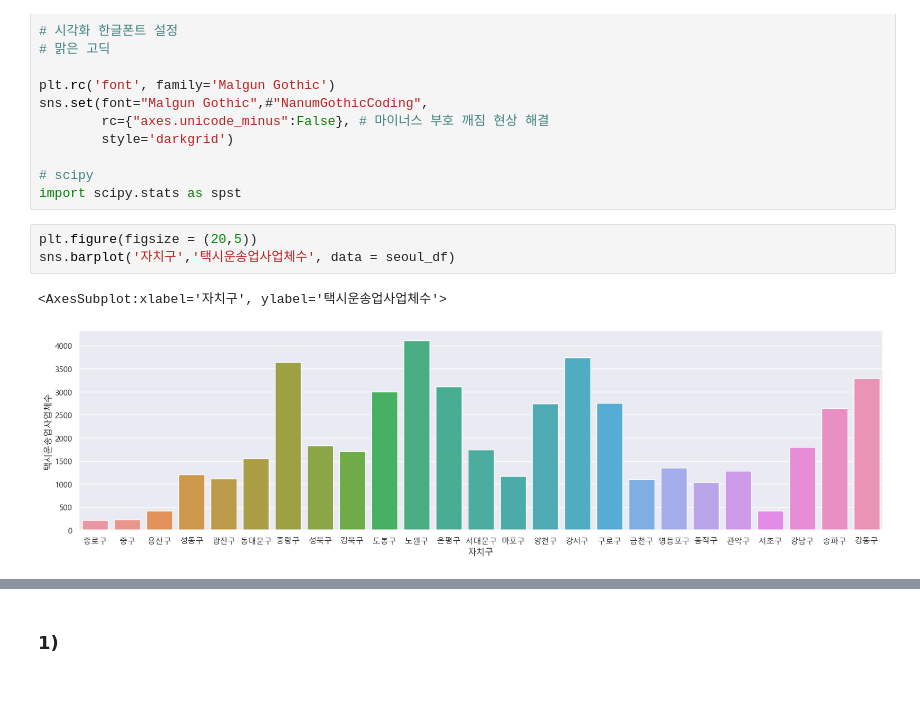
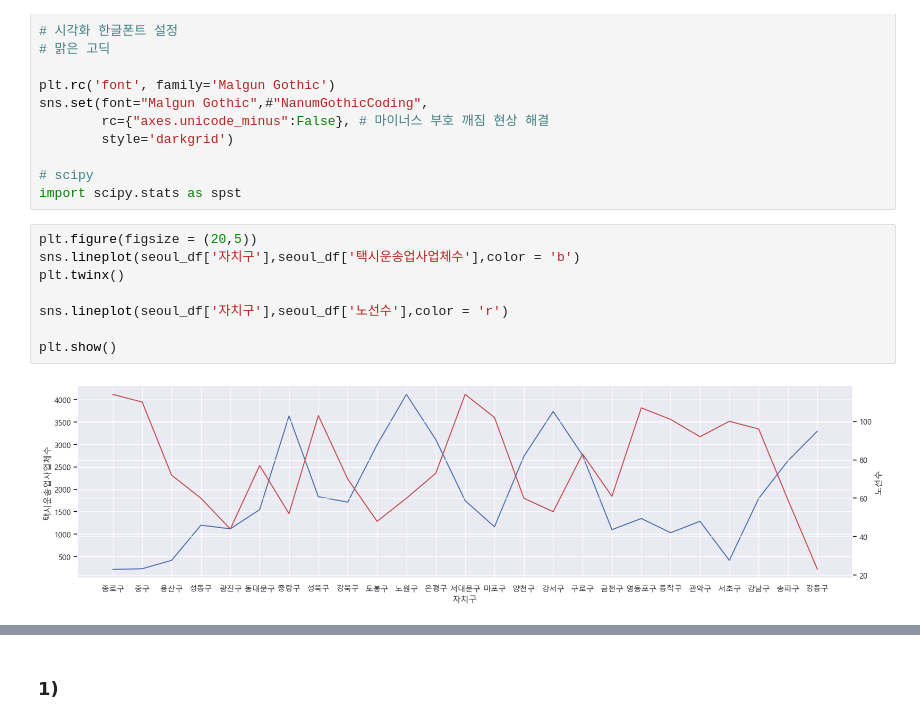
Before and after one commit to won4513/mini1, a Jupyter notebook: code/1.5 데이터 불러오기 및 분석(EDA)_1차_데이터 분석.ipynb, the cells around one changed output, grey strips where cells are left out. Drawn from its saved outputs; the diff is of its cells as text; blank space fills up the shorter version.

```diff
--- a/code/1.5 데이터 불러오기 및 분석(EDA)_1차_데이터 분석.ipynb
+++ b/code/1.5 데이터 불러오기 및 분석(EDA)_1차_데이터 분석.ipynb
@@ -292,7 +238,11 @@ sns.set(font="Malgun Gothic",#"NanumGothicCoding",
 import scipy.stats as spst
 # %%
 plt.figure(figsize = (20,5))
-sns.barplot('자치구','택시운송업사업체수', data = seoul_df)
+sns.lineplot(seoul_df['자치구'],seoul_df['택시운송업사업체수'],color = 'b')
+plt.twinx()
+
+sns.lineplot(seoul_df['자치구'],seoul_df['노선수'],color = 'r')
+
+plt.show()
 # %% [output]
-<AxesSubplot:xlabel='자치구', ylabel='택시운송업사업체수'>
-[figure, old version]
+[figure, new version]
```
Also changed, not shown: parts of 9 cells of this notebook, 1 other file.
